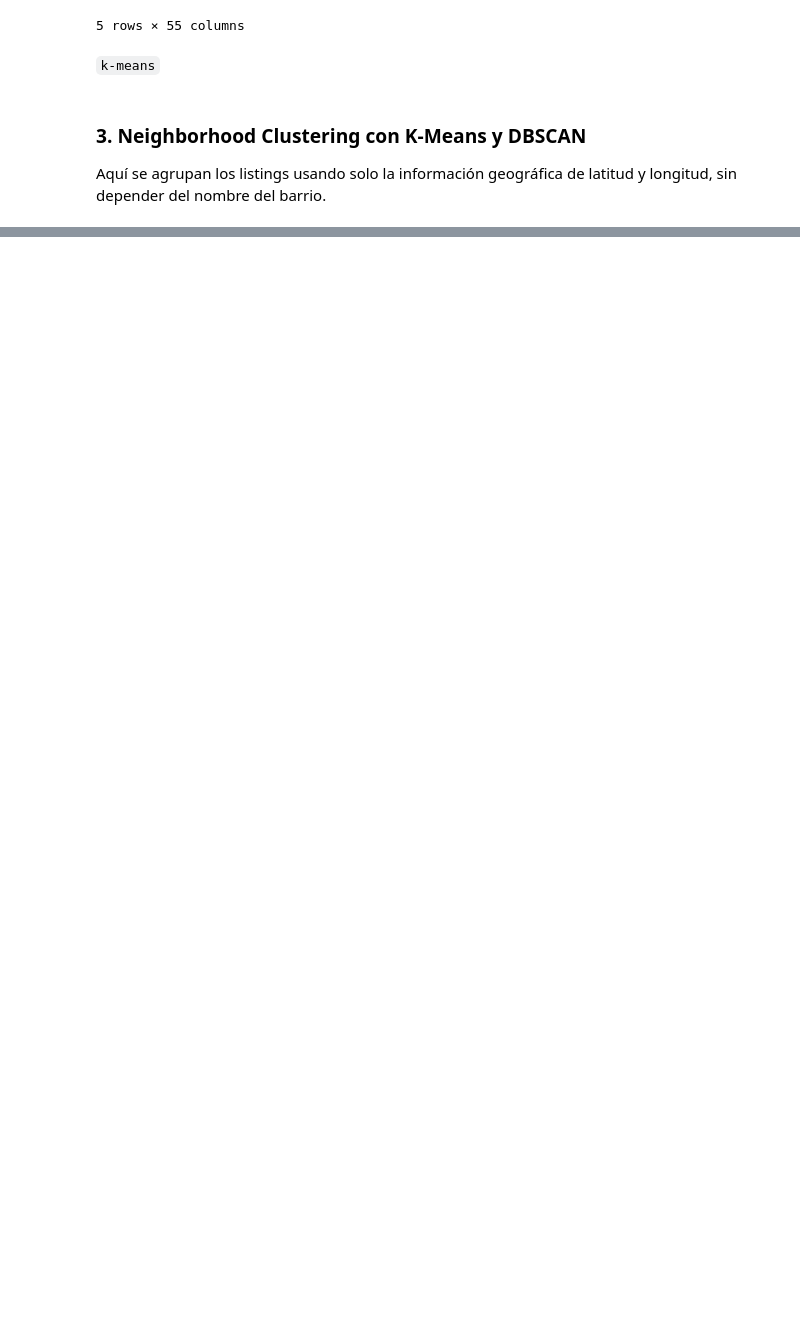
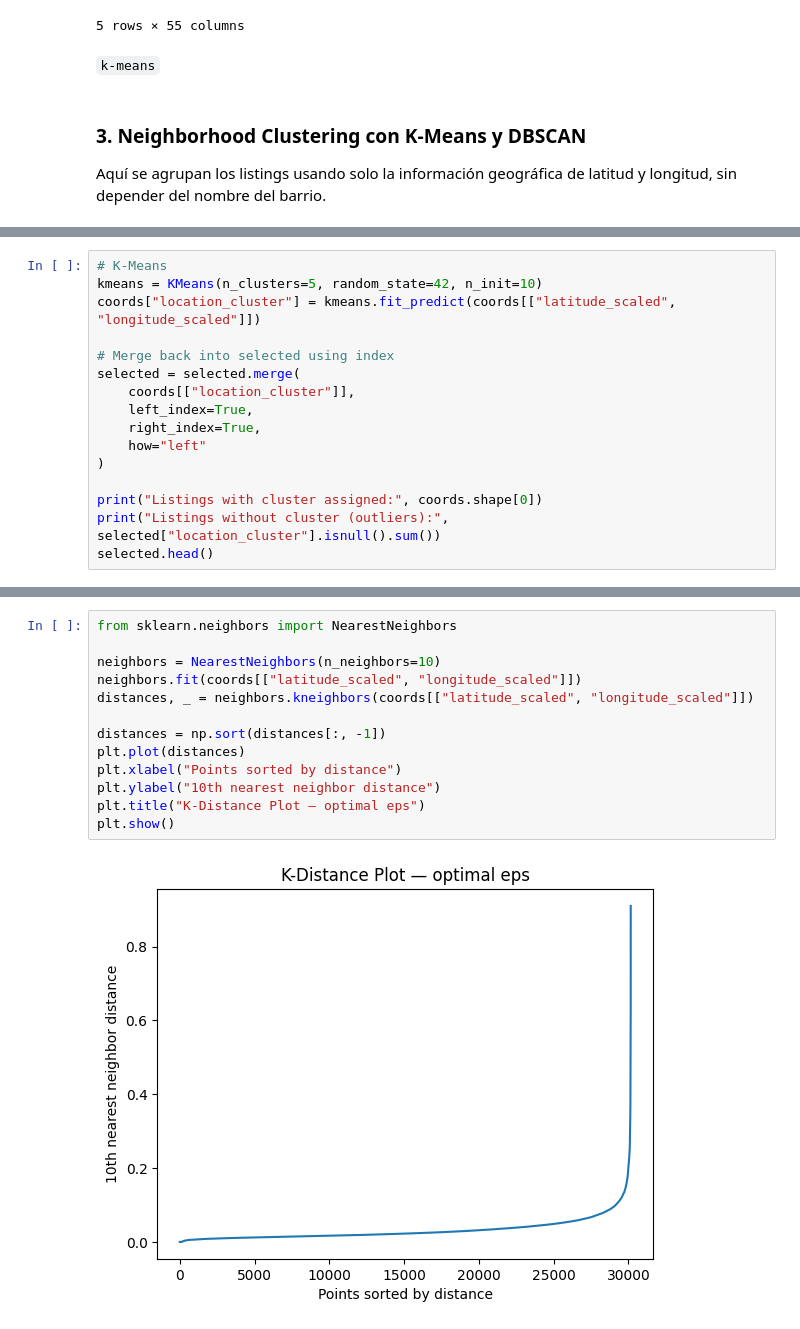
Before and after one commit to aantoo-cr/airbnb-rome-analysis, a Jupyter notebook: notebooks/02_listings_cleaning.ipynb, the cells around one changed output, grey strips where cells are left out. Cells and saved outputs as stored; diff of their text form; blank space fills up the shorter version.

```diff
--- a/notebooks/02_listings_cleaning.ipynb
+++ b/notebooks/02_listings_cleaning.ipynb
@@ -979,0 +1185,16 @@ plt.show()
+# %%
+# K-Means
+kmeans = KMeans(n_clusters=5, random_state=42, n_init=10)
+coords["location_cluster"] = kmeans.fit_predict(coords[["latitude_scaled", "longitude_scaled"]])
+
+# Merge back into selected using index
+selected = selected.merge(
+    coords[["location_cluster"]],
+    left_index=True,
+    right_index=True,
+    how="left"
+)
+
+print("Listings with cluster assigned:", coords.shape[0])
+print("Listings without cluster (outliers):", selected["location_cluster"].isnull().sum())
+selected.head()
@@ -979,0 +1211,15 @@ plt.show()
+# %%
+from sklearn.neighbors import NearestNeighbors
+
+neighbors = NearestNeighbors(n_neighbors=10)
+neighbors.fit(coords[["latitude_scaled", "longitude_scaled"]])
+distances, _ = neighbors.kneighbors(coords[["latitude_scaled", "longitude_scaled"]])
+
+distances = np.sort(distances[:, -1])
+plt.plot(distances)
+plt.xlabel("Points sorted by distance")
+plt.ylabel("10th nearest neighbor distance")
+plt.title("K-Distance Plot — optimal eps")
+plt.show()
+# %% [output]
+[figure, added]
```
Also changed, not shown: parts of 20 cells of this notebook.
